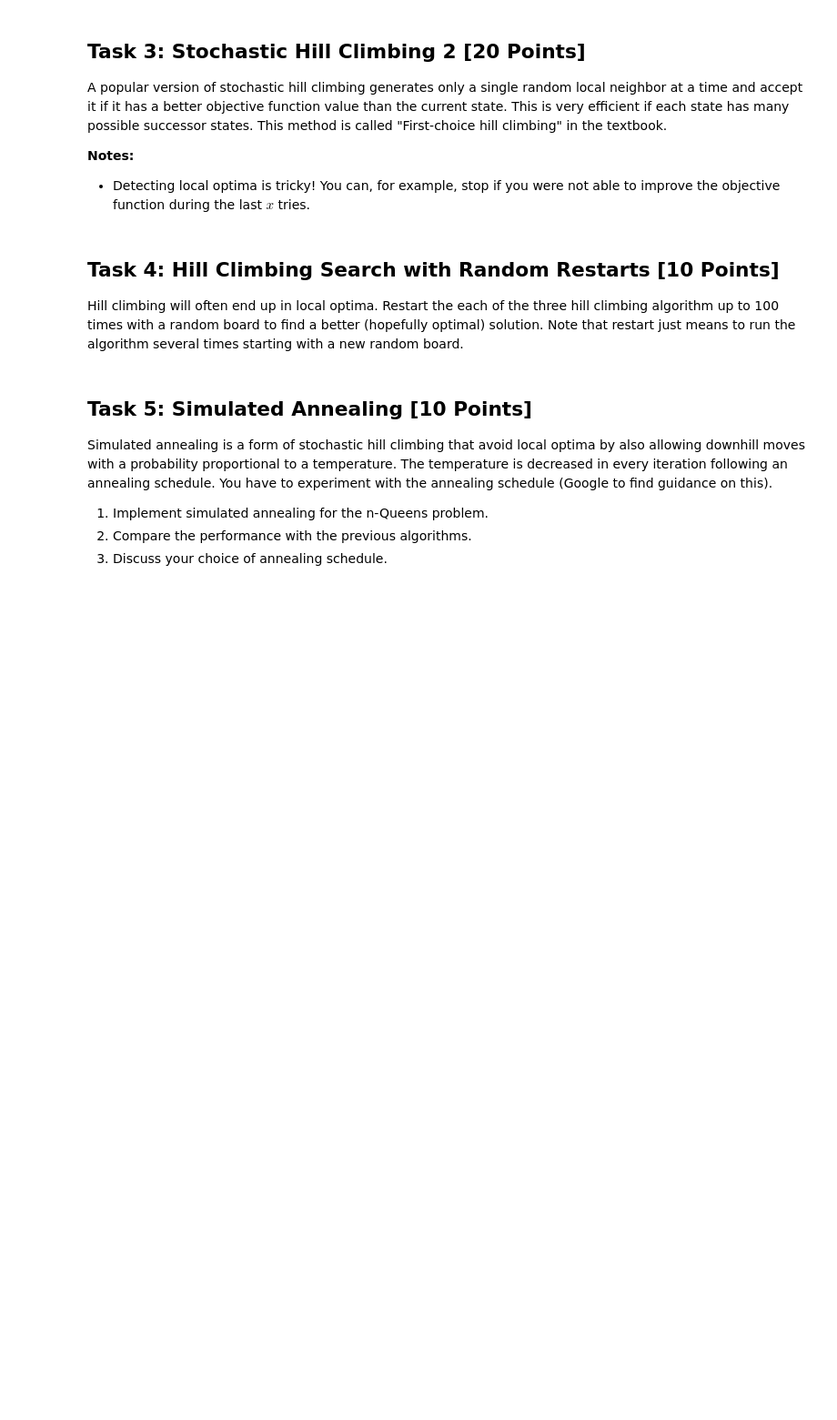
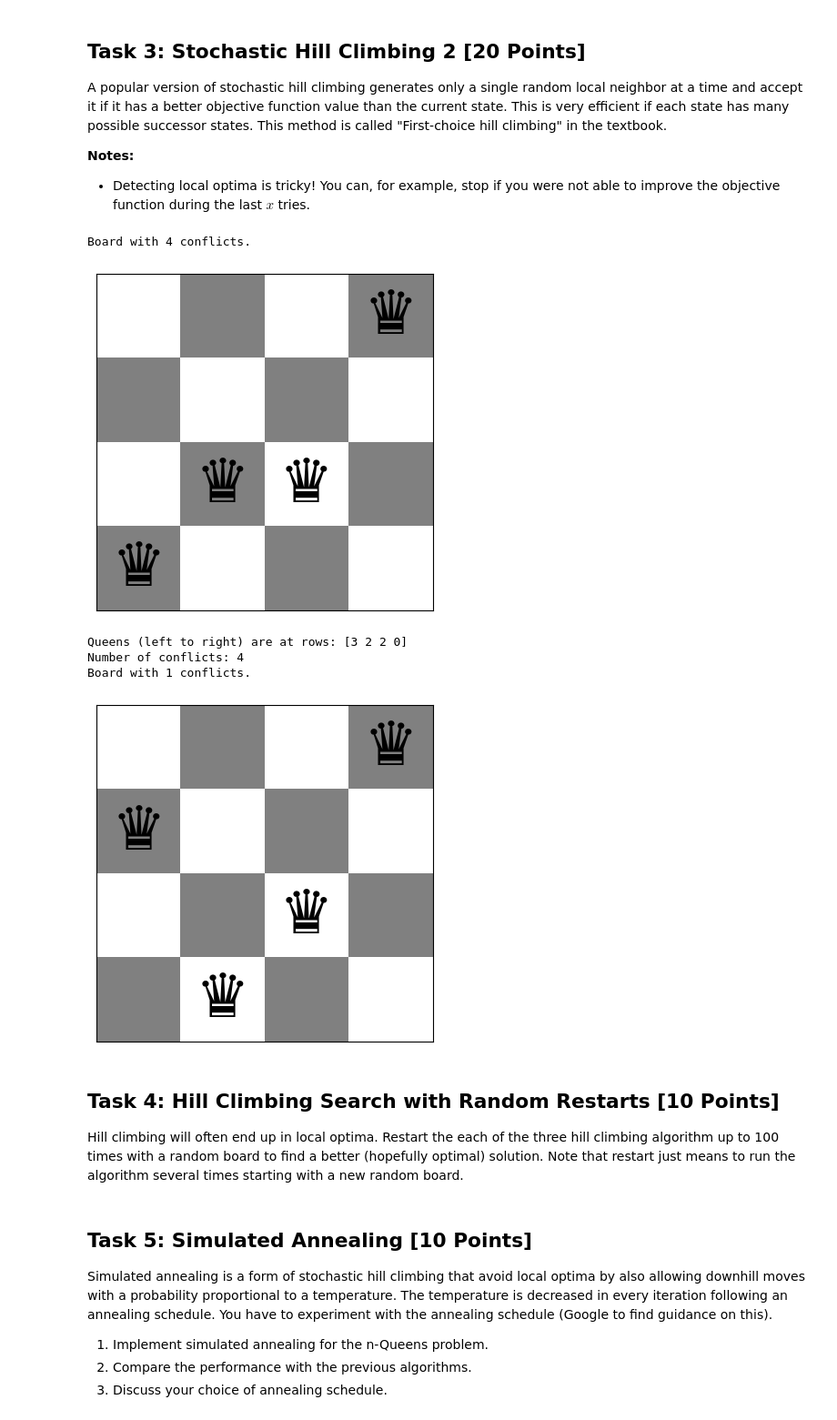
Before and after one commit to JamocaVisions/CodeCursor, a Jupyter notebook: Local_Search/n_queens.ipynb, the cells around one changed output. Shown at 91% size. Saved outputs shown, nothing was run; the diff lists cells and outputs as text; code cells hidden in the pictures; blank space fills up the shorter version.

```diff
--- a/Local_Search/n_queens.ipynb
+++ b/Local_Search/n_queens.ipynb
@@ -225,3 +223,31 @@ __Notes:__
+# %%
+# Code and description go here
+import random
+
+def stochastic_hill_climbing(board):
+  current = list(board)
+  for i in range(1000):
+    if conflicts_jit(current) == 0:
+      return current
+    new_board = list(current)
+    new_board[random.randint(0,(len(current)-1))] = random.randint(0,(len(current)-1))
+    if conflicts_jit(new_board) < conflicts_jit(current):
+      current = new_board
+  return current
+
+
+board = random_board(4)
+show_board(board)
+print(f"Queens (left to right) are at rows: {board}")
+print(f"Number of conflicts: {conflicts_jit(board)}")
+show_board(stochastic_hill_climbing(board))
+# %% [output]
+Board with 4 conflicts.
+[figure, added]
+Queens (left to right) are at rows: [3 2 2 0]
+Number of conflicts: 4
+Board with 1 conflicts.
+[figure, added]
 # %% [markdown]
 ## Task 4: Hill Climbing Search with Random Restarts [10 Points]
 
```
Also changed, not shown: parts of 3 cells of this notebook.
